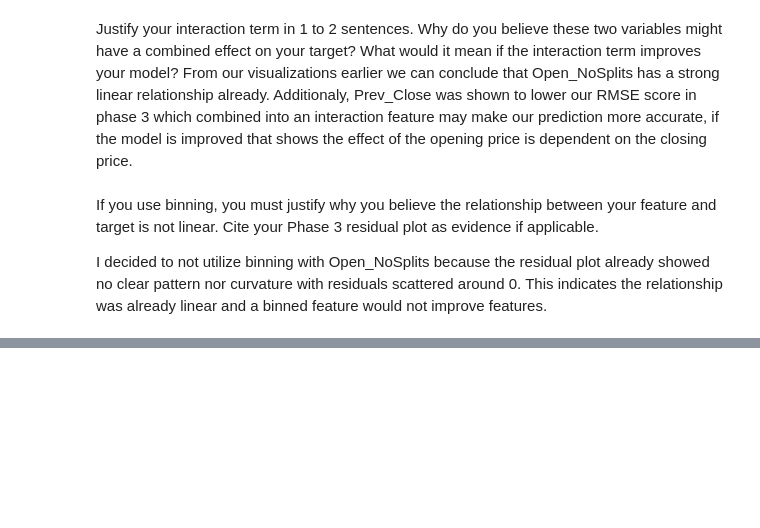
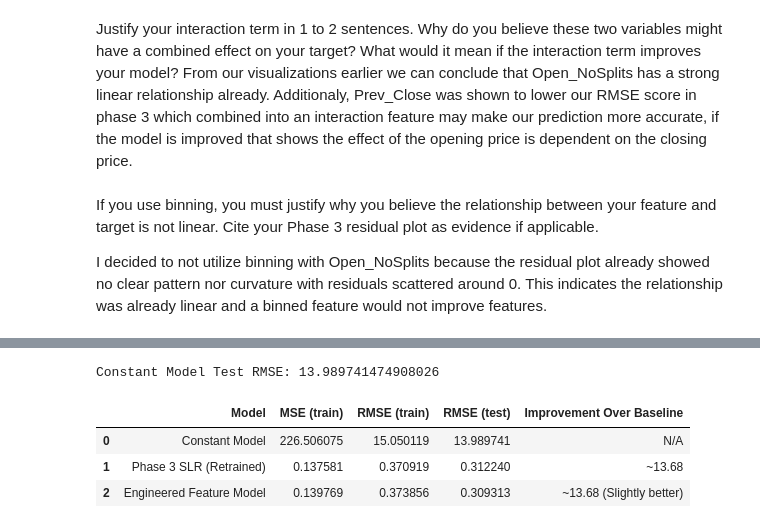
Before and after one commit to omal0/CS577-AppleStock, a Jupyter notebook: Assignments/ProjectPhase4.ipynb, the cells around one changed output, grey strips where cells are left out. Drawn from its saved outputs; the diff is of its cells as text; code cells hidden in the pictures; blank space fills up the shorter version.

Commit message:
phase 4 done

```diff
--- a/Assignments/ProjectPhase4.ipynb
+++ b/Assignments/ProjectPhase4.ipynb
@@ -110,0 +135,31 @@ I decided to not utilize binning with Open_NoSplits because the residual plot al
+# %%
+constant_pred = y_train.mean()
+
+rmse_const_test = np.sqrt(np.mean((y_test - constant_pred) ** 2))
+
+print("Constant Model Test RMSE:", rmse_const_test)
+
+# Engineered
+
+y_pred_train_eng = model_eng.predict(X_train_eng)
+
+mse_eng_train = np.mean((y_train - y_pred_train_eng)**2)
+rmse_eng_train = np.sqrt(mse_eng_train)
+# %% [output]
+Constant Model Test RMSE: 13.989741474908026
+# %%
+table = {
+        "Model": ["Constant Model", "Phase 3 SLR (Retrained)", "Engineered Feature Model"],
+        "MSE (train)": [226.5060751308747,0.13758109383978998,mse_eng_train],
+        "RMSE (train)": [15.050118774643432,0.37091925514832735,rmse_eng_train],
+        "RMSE (test)": [13.989741474908026,0.31223951395579874,rmse_eng],
+        "Improvement Over Baseline": ["N/A", "~13.68", "~13.68 (Slightly better)"]
+        }
+
+table = pd.DataFrame(table)
+table
+# %% [output]
+|  | Model | MSE (train) | RMSE (train) | RMSE (test) | Improvement Over Baseline |
+| 0 | Constant Model | 226.506075 | 15.050119 | 13.989741 | N/A |
+| 1 | Phase 3 SLR (Retrained) | 0.137581 | 0.370919 | 0.312240 | ~13.68 |
+| 2 | Engineered Feature Model | 0.139769 | 0.373856 | 0.309313 | ~13.68 (Slightly better) |
```
Also changed, not shown: parts of 6 cells of this notebook, 2 other files.
